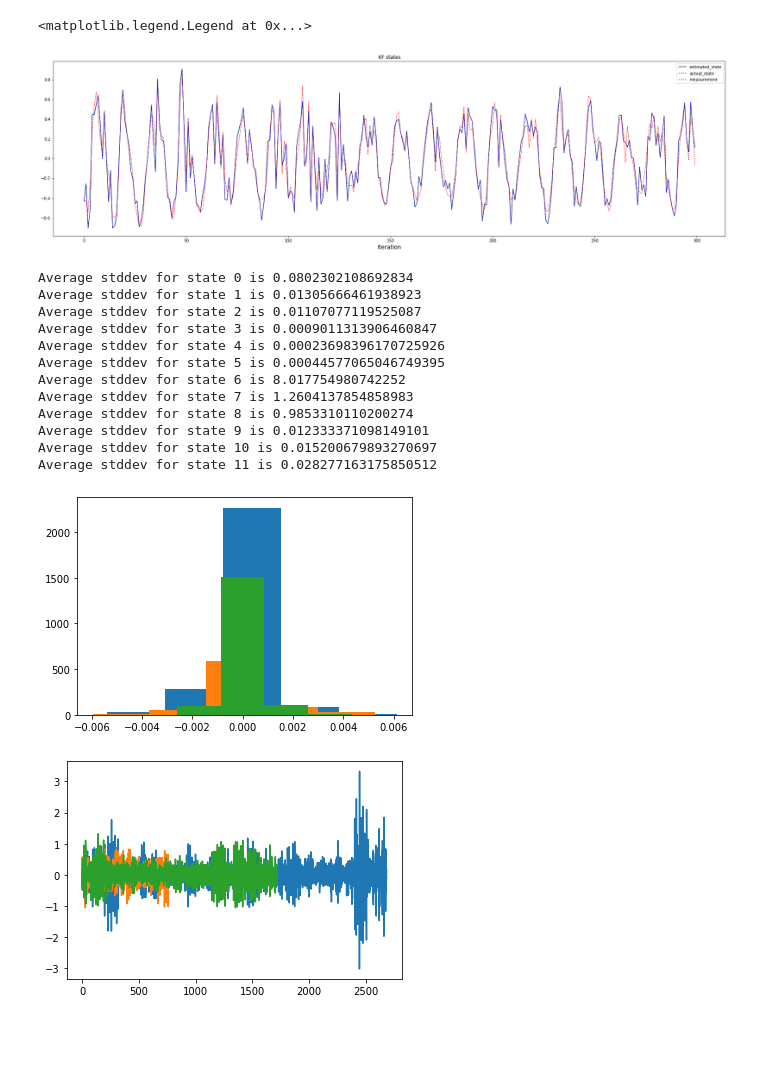
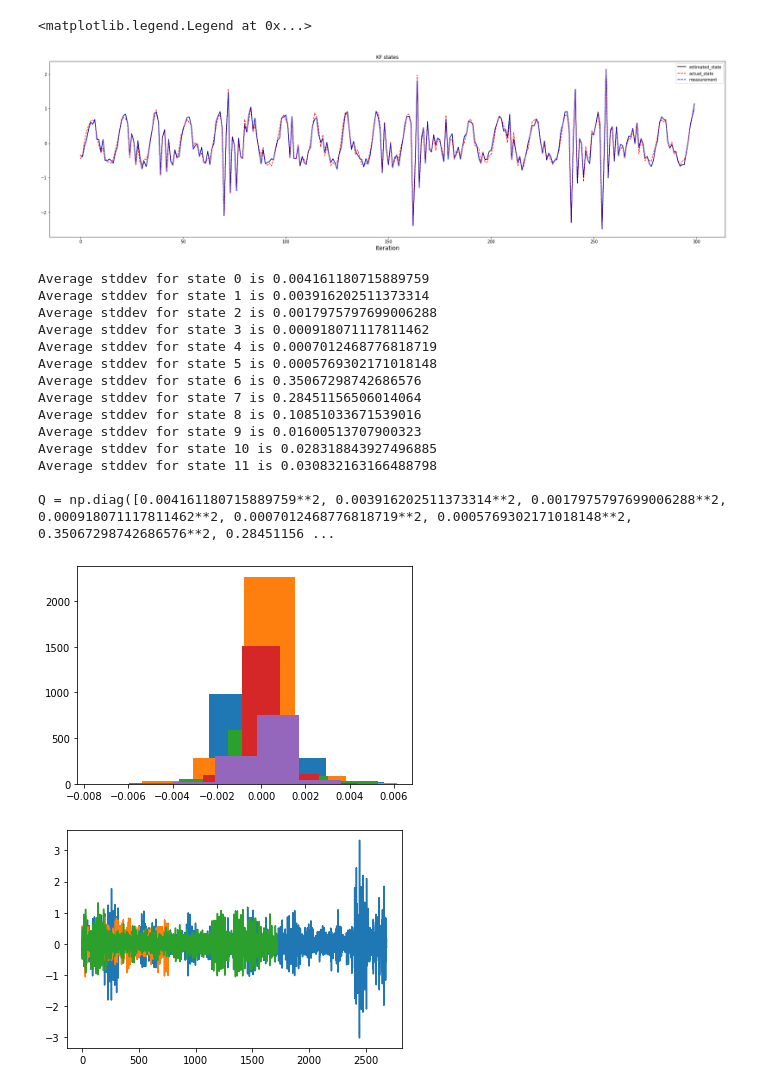
Before and after one commit to LouKordos/jupyter_notebooks, a Jupyter notebook: kf-tuning.ipynb, the cells around one changed output. Drawn from its saved outputs; the diff is of its cells as text; code cells hidden in the pictures; blank space fills up the shorter version.

```diff
--- a/kf-tuning.ipynb
+++ b/kf-tuning.ipynb
@@ -54,7 +54,7 @@ high_sigma = 0.1
 num_samples = 10000
 
 # Q diagonal terms are sigma^2
-Q = np.diag([0.0802302108692834**2, 0.01305666461938923**2, 0.01107077119525087**2, 0.0009011313906460847**2, 0.00023698396170725926**2, 0.00044577065046749395**2, 8.017754980742252**2, 1.2604137854858983**2, 0.9853310110200274**2, 0.012333371098149101**2, 0.015200679893270697**2, 0.028277163175850512**2])
+Q = np.diag([0.004161180715889759**2, 0.003916202511373314**2, 0.0017975797699006288**2, 0.000918071117811462**2, 0.0007012468776818719**2, 0.0005769302171018148**2, 0.35067298742686576**2, 0.28451156506014064**2, 0.10851033671539016**2, 0.01600513707900323**2, 0.028318843927496885**2, 0.030832163166488798**2])
 
 R = np.diag([low_sigma**2, low_sigma**2, low_sigma**2, low_sigma**2, low_sigma**2, low_sigma**2, high_sigma**2, high_sigma**2, high_sigma**2])
 
@@ -218,38 +218,60 @@ for sequence_index in range(len(state_sequences)):
 fig = plt.figure(figsize=(30,8))
 ax = fig.add_subplot(111)
 
-ax.plot([element[6] for element in estimated_states_results[1][300:600]], color="black", linewidth=1, linestyle="solid", label="estimated_state")
-ax.plot([element[6] for element in actual_states_results[1][300:600]], color="red", linewidth=1, linestyle="dashed", label="actual_state")
-ax.plot([element[6] for element in measurements_results[1][300:600]], color="blue", linewidth=1, linestyle="dashed", label="measurement")
+linewidth = 1.5
+element_index = 6
+result_index = 4
+
+ax.plot([element[element_index] for element in estimated_states_results[result_index][300:600]], color="black", linewidth=linewidth, linestyle="solid", label="estimated_state")
+ax.plot([element[element_index] for element in actual_states_results[result_index][300:600]], color="red", linewidth=linewidth, linestyle="dashed", label="actual_state")
+ax.plot([element[element_index] for element in measurements_results[result_index][300:600]], color="blue", linewidth=linewidth, linestyle="dashed", label="measurement")
 
 ax.set_title("KF states")
 ax.set_xlabel("Iteration", fontsize=14)
 ax.legend(loc='upper right')
 # %% [output]
 <matplotlib.legend.Legend at 0x...>
-[figure, old version]
+[figure, new version]
 # %%
 element_index = 3
 
+avg_stddevs = []
+
 for element_index_temp in range(12):
-        print("Average stddev for state", element_index_temp, "is", np.mean([numpy.std(np.array([element[element_index_temp] for element in error_predicted_results[result_index][1:-1]])) for result_index in range(len(error_predicted_results))]))
+        avg_stddev = np.mean([numpy.std(np.array([element[element_index_temp] for element in error_predicted_results[result_index][1:-1]])) for result_index in range(len(error_predicted_results))])
+        print("Average stddev for state", element_index_temp, "is", avg_stddev)
+        avg_stddevs.append(avg_stddev)
+
+Q_str = "Q = np.diag(["
+
+for i in range(len(avg_stddevs)):
+        Q_str += str(avg_stddevs[i]) + "**2"
+        if i < len(avg_stddevs) - 1:
+                Q_str += ", "
+
+Q_str += "])"
+
+print()
+print(Q_str)
 
 for result_index in range(len(error_predicted_results)):
         plt.hist([element[element_index] for element in error_predicted_results[result_index][1:-1]], bins=5)
 # %% [output]
-Average stddev for state 0 is 0.0802302108692834
-Average stddev for state 1 is 0.01305666461938923
-Average stddev for state 2 is 0.01107077119525087
-Average stddev for state 3 is 0.0009011313906460847
-Average stddev for state 4 is 0.00023698396170725926
-Average stddev for state 5 is 0.00044577065046749395
-Average stddev for state 6 is 8.017754980742252
-Average stddev for state 7 is 1.2604137854858983
-Average stddev for state 8 is 0.9853310110200274
-Average stddev for state 9 is 0.012333371098149101
-Average stddev for state 10 is 0.015200679893270697
-Average stddev for state 11 is 0.028277163175850512
+Average stddev for state 0 is 0.004161180715889759
+Average stddev for state 1 is 0.003916202511373314
+Average stddev for state 2 is 0.0017975797699006288
+Average stddev for state 3 is 0.000918071117811462
+Average stddev for state 4 is 0.0007012468776818719
+Average stddev for state 5 is 0.0005769302171018148
+Average stddev for state 6 is 0.35067298742686576
+Average stddev for state 7 is 0.28451156506014064
+Average stddev for state 8 is 0.10851033671539016
+Average stddev for state 9 is 0.01600513707900323
+Average stddev for state 10 is 0.028318843927496885
+Average stddev for state 11 is 0.030832163166488798
+
+Q = np.diag([0.004161180715889759**2, 0.003916202511373314**2, 0.0017975797699006288**2, 0.000918071117811462**2, 0.0007012468776818719**2, 0.0005769302171018148**2, 0.35067298742686576**2, 0.28451156 ...
-[figure, old version]
+[figure, new version]
 # %%
 for result in error_results:
     plt.plot([element[6] for element in result[1:-1]])
```
Also changed, not shown: parts of 1 cell of this notebook.
